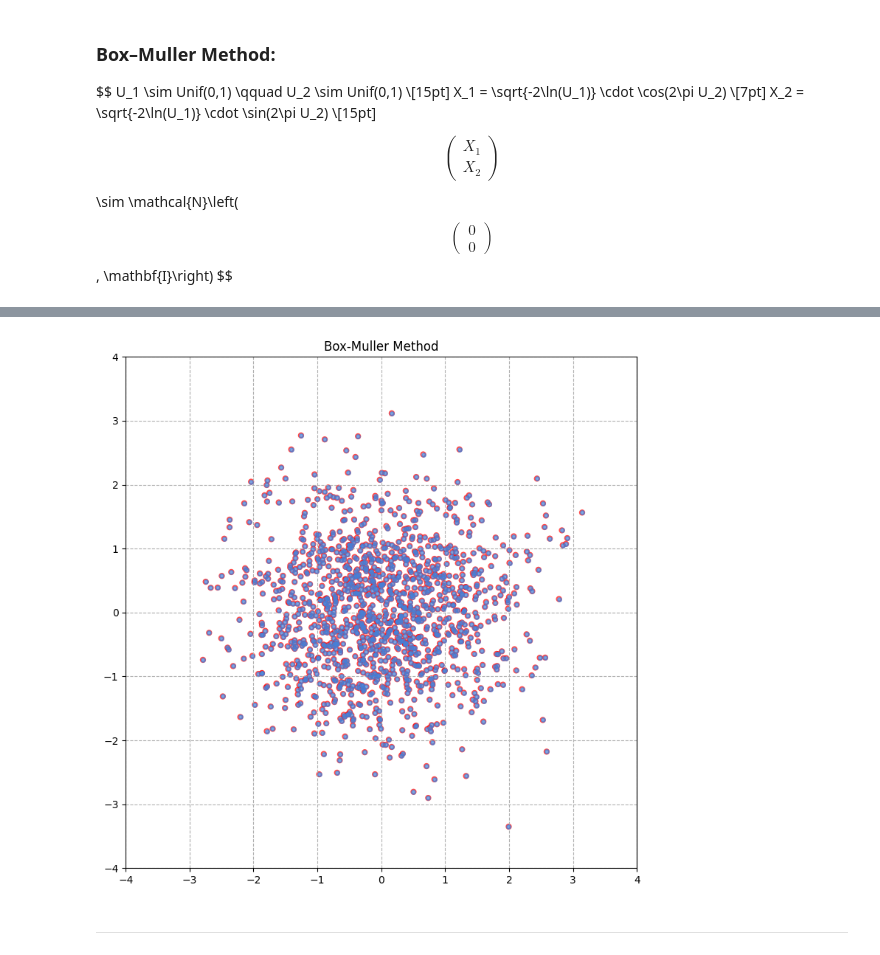
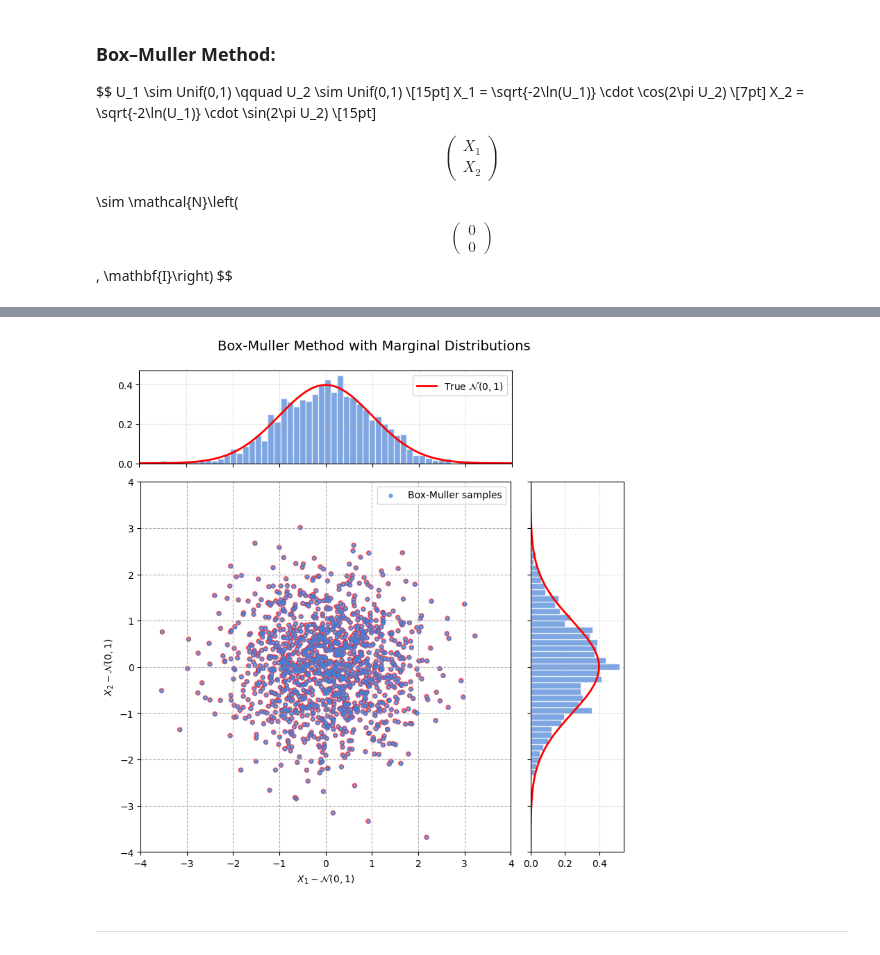
Before and after one commit to Japanese-Maple/Computational_Statistics, a Jupyter notebook: 4_Random_Number_Generation.ipynb, the cells around one changed output, grey strips where cells are left out. Cells and saved outputs as stored; diff of their text form; code cells hidden in the pictures.

Commit message:
Plots

```diff
--- a/4_Random_Number_Generation.ipynb
+++ b/4_Random_Number_Generation.ipynb
@@ -96,18 +96,41 @@ array([[-0.38841894,  0.55908096],
-# %%
-fig, ax = plt.subplots(figsize=(9, 9))
-
-ax.scatter(array[:, 0], array[:, 1], c="#4780D7", s=15, alpha=0.7, label='LHS Samples $\\Xi$', zorder=3)
-ax.scatter(array[:, 0], array[:, 1], s=20, alpha=0.7, linewidths=1.5, facecolors='none', edgecolors='r', zorder=1)
-
-ax.set_xlim([-4, 4])
-ax.set_ylim([-4, 4])
-ax.grid(True, linestyle='--', zorder=0)
-ax.set_aspect('equal')
-ax.set_title('Box-Muller Method')
-plt.savefig('Outputs/Random_Number_Generation/Box_Muller.png')
-plt.show()
-# %% [output]
-[figure, removed]
+# %%
+x_norm = np.linspace(-4, 4, 300)
+pdf_norm = (1.0 / np.sqrt(2.0 * np.pi)) * np.exp(-0.5 * x_norm**2)
+
+fig = plt.figure(figsize=(9, 9))
+gs = fig.add_gridspec(2, 2, width_ratios=[4, 1], height_ratios=[1, 4],
+                      wspace=0.08, hspace=0.08)
+
+ax_main  = fig.add_subplot(gs[1, 0])
+ax_histx = fig.add_subplot(gs[0, 0], sharex=ax_main)
+ax_histy = fig.add_subplot(gs[1, 1], sharey=ax_main)
+
+ax_main.scatter(array[:, 0], array[:, 1], c="#4780D7", s=11, alpha=0.7, label='Box-Muller samples', zorder=3)
+ax_main.scatter(array[:, 0], array[:, 1], s=15, alpha=0.7, linewidths=1.5, facecolors='none', edgecolors='r', zorder=1)
+ax_main.set_xlim([-4, 4])
+ax_main.set_ylim([-4, 4])
+ax_main.grid(True, linestyle='--', zorder=0)
+ax_main.set_aspect('equal')
+ax_main.set_xlabel('$X_1 \\sim \\mathcal{N}(0,1)$')
+ax_main.set_ylabel('$X_2 \\sim \\mathcal{N}(0,1)$')
+ax_main.legend(loc='upper right')
+
+ax_histx.hist(array[:, 0], bins=50, density=True, color="#4780D7", alpha=0.7, edgecolor='white')
+ax_histx.plot(x_norm, pdf_norm, color='red', linewidth=2, label=r'True $\mathcal{N}(0,1)$')
+ax_histx.tick_params(axis="x", labelbottom=False)
+ax_histx.grid(True, linestyle='--', alpha=0.4)
+ax_histx.legend(loc='upper right')
+
+ax_histy.hist(array[:, 1], bins=50, density=True, color="#4780D7", alpha=0.7, edgecolor='white', orientation='horizontal')
+ax_histy.plot(pdf_norm, x_norm, color='red', linewidth=2)
+ax_histy.tick_params(axis="y", labelleft=False)
+ax_histy.grid(True, linestyle='--', alpha=0.4)
+
+fig.suptitle('Box-Muller Method with Marginal Distributions', fontsize=14, y=0.93)
+plt.savefig('Outputs/Random_Number_Generation/Box_Muller_Marginals.png', bbox_inches='tight')
+plt.show()
+# %% [output]
+[figure, added]
 # %% [markdown]
 ---
 # %% [markdown]
```
Also changed, not shown: parts of 2 cells of this notebook, 2 other files.
